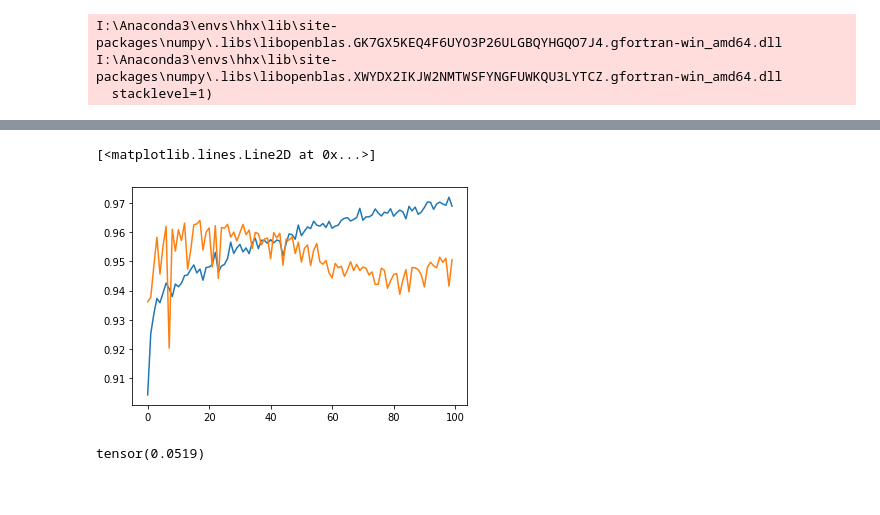
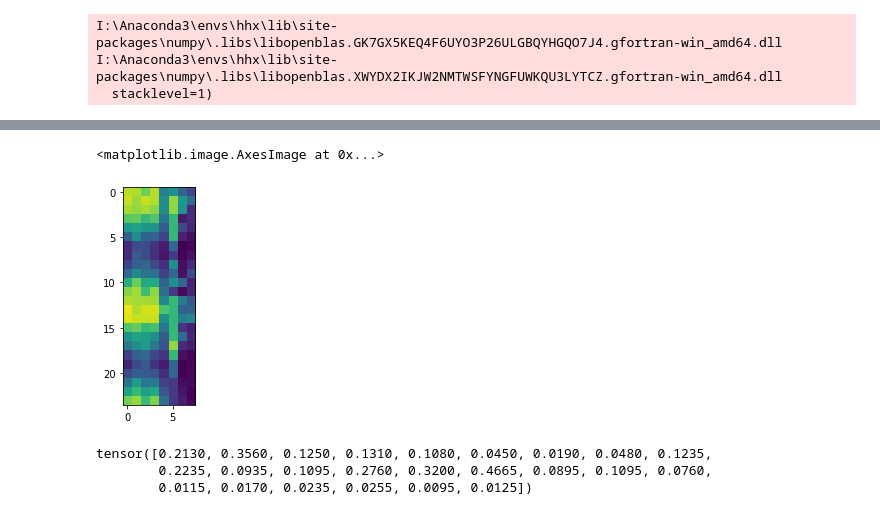
Before and after one commit to VGTHuang/sandbox, a Jupyter notebook: hydro/test.ipynb, the cells around one changed output, grey strips where cells are left out. Cells and saved outputs as stored; diff of their text form; code cells hidden in the pictures.

```diff
--- a/hydro/test.ipynb
+++ b/hydro/test.ipynb
@@ -138,6 +32,0 @@ rec = torch.load('performance/rec_model=cla_logr=90_loss=msee.pth')
-# %%
-plt.plot(rec[:,1])
-plt.plot(rec[:,3])
-# %% [output]
-[<matplotlib.lines.Line2D at 0x...>]
-[figure, removed]
@@ -168,4 +33,13 @@ bar = torch.tensor([0.0409, 0.0545, 0.0909, 0.0810, 0.0668, 0.0666, 0.1513, 0.17
-# %%
-torch.abs((bar - foo)).mean()
-# %% [output]
-tensor(0.0519)
+# %%
+input, _ = torch.load('test_vmd.pth')
+# %%
+plt.imshow(input, vmin=0, vmax=1)
+# %% [output]
+<matplotlib.image.AxesImage at 0x...>
+[figure, added]
+# %%
+input[:,-1]
+# %% [output]
+tensor([0.2130, 0.3560, 0.1250, 0.1310, 0.1080, 0.0450, 0.0190, 0.0480, 0.1235,
+        0.2235, 0.0935, 0.1095, 0.2760, 0.3200, 0.4665, 0.0895, 0.1095, 0.0760,
+        0.0115, 0.0170, 0.0235, 0.0255, 0.0095, 0.0125])
```
Also changed, not shown: parts of 66 cells of this notebook, 22 other files.
